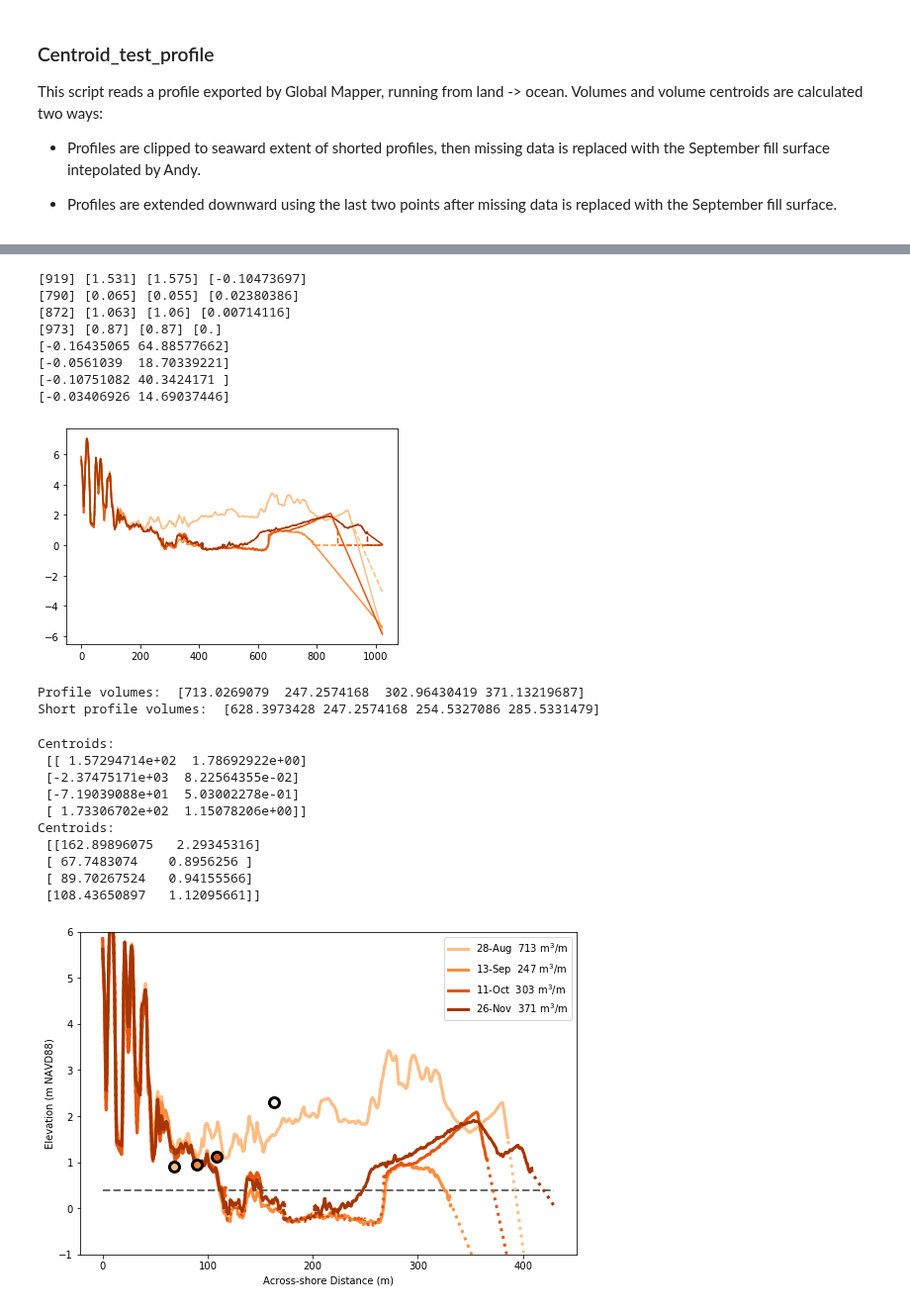
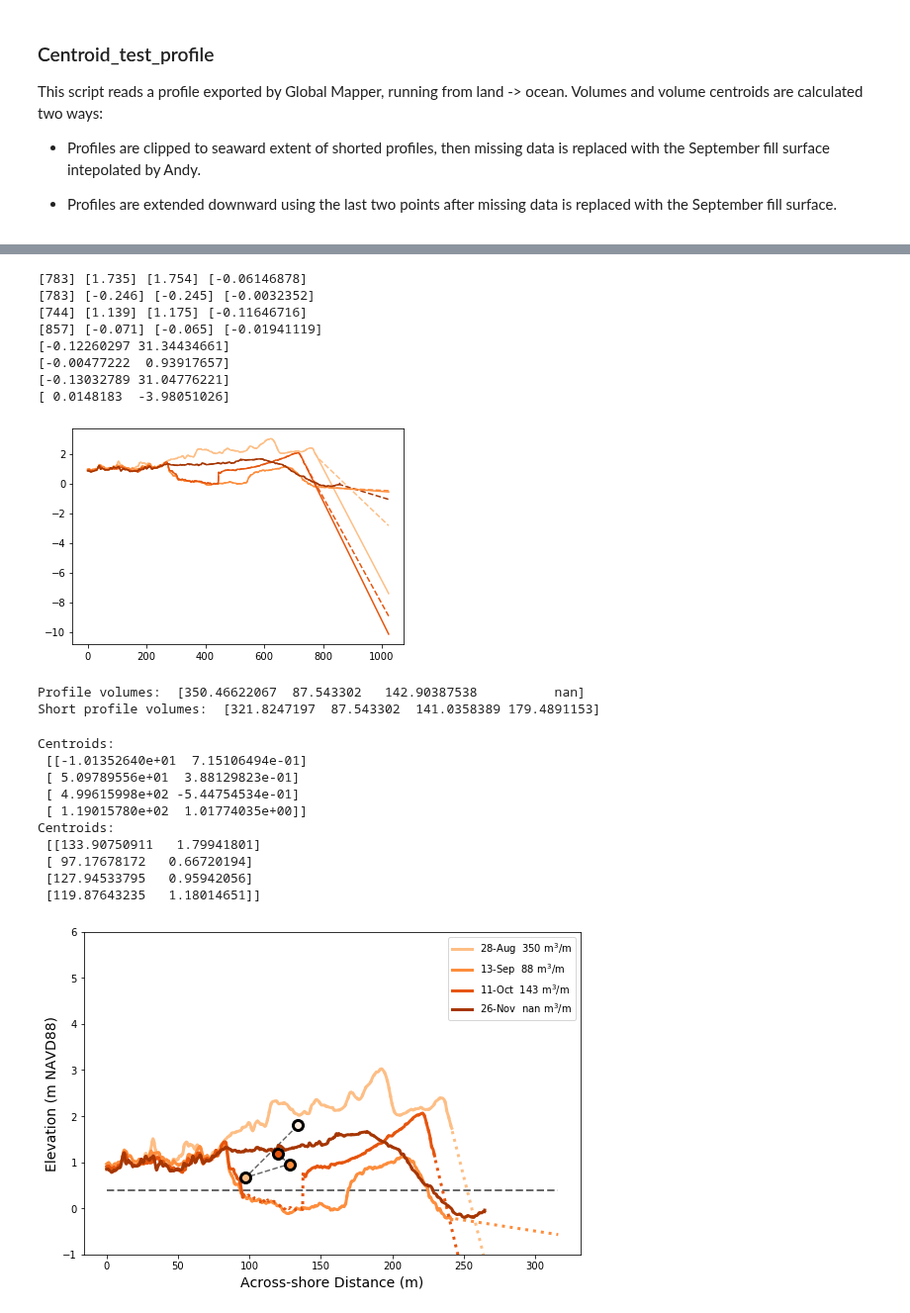
Before and after one commit to csherwood-usgs/CoreBx, a Jupyter notebook: Centroid_test_profile.ipynb, the cells around one changed output, grey strips where cells are left out. Shown at 99% size. Drawn from its saved outputs; the diff is of its cells as text; code cells hidden in the pictures.

Commit message:
profile plotting in Centroid test working

```diff
--- a/Centroid_test_profile.ipynb
+++ b/Centroid_test_profile.ipynb
@@ -16,7 +16,9 @@ from scipy import interpolate, signal, stats
 
 %matplotlib inline
 # %%
-df=pd.read_csv("D:\\crs\\proj\\2019_DorianOBX\\WayneWright_flights\\CoreBx\\test_profile.csv",header = 0)
+profname = 'profile_a'
+pathname = "D:\\crs\\proj\\2019_DorianOBX\\WayneWright_flights\\CoreBx\\{}.csv".format(profname)
+df=pd.read_csv(pathname,header = 0)
 #print(df)
 print("Read: ",len(df.index),' lines.')
 df
@@ -42,7 +44,7 @@ Aug = np.array(df['Elevation (2019-08-30_1m_DEM_4D_crop2.tif)'])
 Sep = np.array(df['Elevation (2019-09-12-13_1mDEM_4D_v3.tif)'])
 Oct = np.array(df['Elevation (2019-10-11_1m_DEM_4D_crop.tif)'])
 Nov = np.array(df['Elevation (2019-11-26_1m_DEM_4D_crop.tif)'])
-Sep_fill = np.array(df['Elevation (EBK_201909_YesLidar_Comb_Extent.tif)'])
+Sep_fill = np.array(df['Elevation (EBK_201909_NoLidar_Comb_Extent_clipped_to_Nov.tif)'])
 dx = np.array(df['Distance (Segment)'])[1]
 print('dx: ',dx)
 #cols=['#fef0d9','#fdcc8a','#fc8d59','#d7301f']
@@ -159,21 +171,21 @@ for i in range(0,4):
     else:
         profx2[i,ilast]=0.
 # %% [output]
-[919] [1.531] [1.575] [-0.10473697]
-[790] [0.065] [0.055] [0.02380386]
-[872] [1.063] [1.06] [0.00714116]
-[973] [0.87] [0.87] [0.]
-[-0.16435065 64.88577662]
-[-0.0561039  18.70339221]
-[-0.10751082 40.3424171 ]
-[-0.03406926 14.69037446]
+[783] [1.735] [1.754] [-0.06146878]
+[783] [-0.246] [-0.245] [-0.0032352]
+[744] [1.139] [1.175] [-0.11646716]
+[857] [-0.071] [-0.065] [-0.01941119]
+[-0.12260297 31.34434661]
+[-0.00477222  0.93917657]
+[-0.13032789 31.04776221]
+[ 0.0148183  -3.98051026]
 # %%
 for i in range(0,nmaps):
     plt.plot(profx[i,:],'--',c=cols[i+1])
 for i in range(0,nmaps):
     plt.plot(profx2[i,:],'-',c=cols[i+1])
 # %% [output]
-[figure, old version]
+[figure, new version]
 # %%
 # volumes for extended profiles
 datum=0.4
@@ -185,11 +197,11 @@ print("Profile volumes: ", vd)
 # volumes for clipped (short) profiles
 profds = pshort.copy()-datum
 profds[np.where(profds<=0.)]=0.
-vds=np.sum(pMLWs,1)*dx
+vds=np.sum(profds,1)*dx
 print("Short profile volumes: ",vds)
 # %% [output]
-Profile volumes:  [713.0269079  247.2574168  302.96430419 371.13219687]
-Short profile volumes:  [628.3973428 247.2574168 254.5327086 285.5331479]
+Profile volumes:  [350.46622067  87.543302   142.90387538          nan]
+Short profile volumes:  [321.8247197  87.543302  141.0358389 179.4891153]
 # %%
 # centroids for extended profiles
 cxcy = np.zeros((4,2))
@@ -204,30 +216,34 @@ for i in range(0,4):
 print("Centroids: \n",cxcy)
 # %% [output]
 Centroids:
- [[ 1.57294714e+02  1.78692922e+00]
- [-2.37475171e+03  8.22564355e-02]
- [-7.19039088e+01  5.03002278e-01]
- [ 1.73306702e+02  1.15078206e+00]]
+ [[-1.01352640e+01  7.15106494e-01]
+ [ 5.09789556e+01  3.88129823e-01]
+ [ 4.99615998e+02 -5.44754534e-01]
+ [ 1.19015780e+02  1.01774035e+00]]
 Centroids:
- [[162.89896075   2.29345316]
- [ 67.7483074    0.8956256 ]
- [ 89.70267524   0.94155566]
- [108.43650897   1.12095661]]
+ [[133.90750911   1.79941801]
+ [ 97.17678172   0.66720194]
+ [127.94533795   0.95942056]
+ [119.87643235   1.18014651]]
 # %%
-fig=plt.figure(figsize=(9,6))
+#fig = plt.figure(figsize=(9,6))
+fig, ax = plt.subplots(1,1,figsize=(9,6))
+
 plt.plot(dist,np.ones_like(dist)*datum,'--',c='dimgray',linewidth=2)
+plt.plot(cxcy[0:4,0],cxcy[0:4,1],'--',c='dimgray')
 for i in range(0,4):
     lab = '{0} {1: .0f} m$^3$/m'.format(pnames[i],vd[i])
     plt.plot(dist,profs[i,:],'-',linewidth=3,c=cols[i+1],label=lab)
     plt.plot(dist,profx2[i,:],':',linewidth=3,c=cols[i+1])
 for i in range(0,4):
     plt.plot(cxcy[i,0],cxcy[i,1],'ok',ms=12)
     plt.plot(cxcy[i,0],cxcy[i,1],'o',c=cols[i])
 
 plt.legend()
 plt.ylim((-1., 6.))
-plt.ylabel('Elevation (m NAVD88)')
-plt.xlabel('Across-shore Distance (m)')
-plt.savefig('profile.svg')
+plt.ylabel('Elevation (m NAVD88)',fontsize=14)
+plt.xlabel('Across-shore Distance (m)',fontsize=14)
+pname = '{}.svg'.format(profname)
+plt.savefig(pname)
 # %% [output]
-[figure, old version]
+[figure, new version]
```
Also changed, not shown: parts of 5 cells of this notebook.
